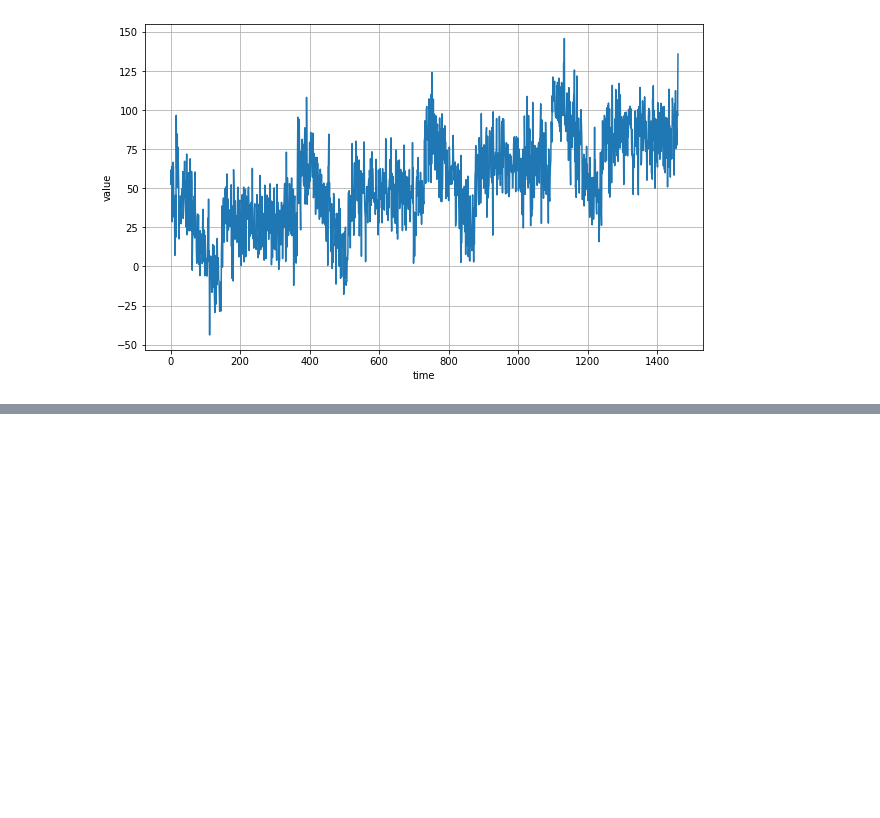
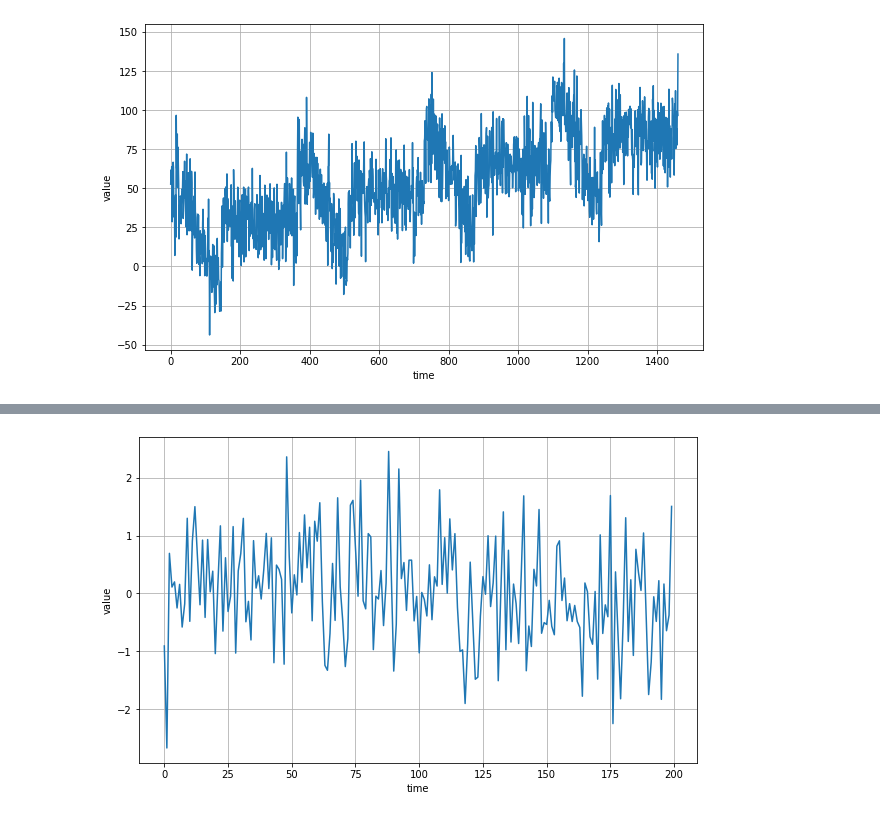
Before and after one commit to finesketch/deep_learning, a Jupyter notebook: 4. Sequences, Time Series and Prediction/Course4_Part1_Lesson1.ipynb, the cells around one changed output, grey strips where cells are left out. Saved outputs shown, nothing was run; the diff lists cells and outputs as text; code cells hidden in the pictures; blank space fills up the shorter version.

```diff
--- a/4. Sequences, Time Series and Prediction/Course4_Part1_Lesson1.ipynb
+++ b/4. Sequences, Time Series and Prediction/Course4_Part1_Lesson1.ipynb
@@ -54,0 +83,5 @@ plot_series(time, noisy_series)
+# %%
+series = noise(time)
+plot_series(time[:200], series[:200])
+# %% [output]
+[figure, added]
```
Also changed, not shown: parts of 7 cells of this notebook.
